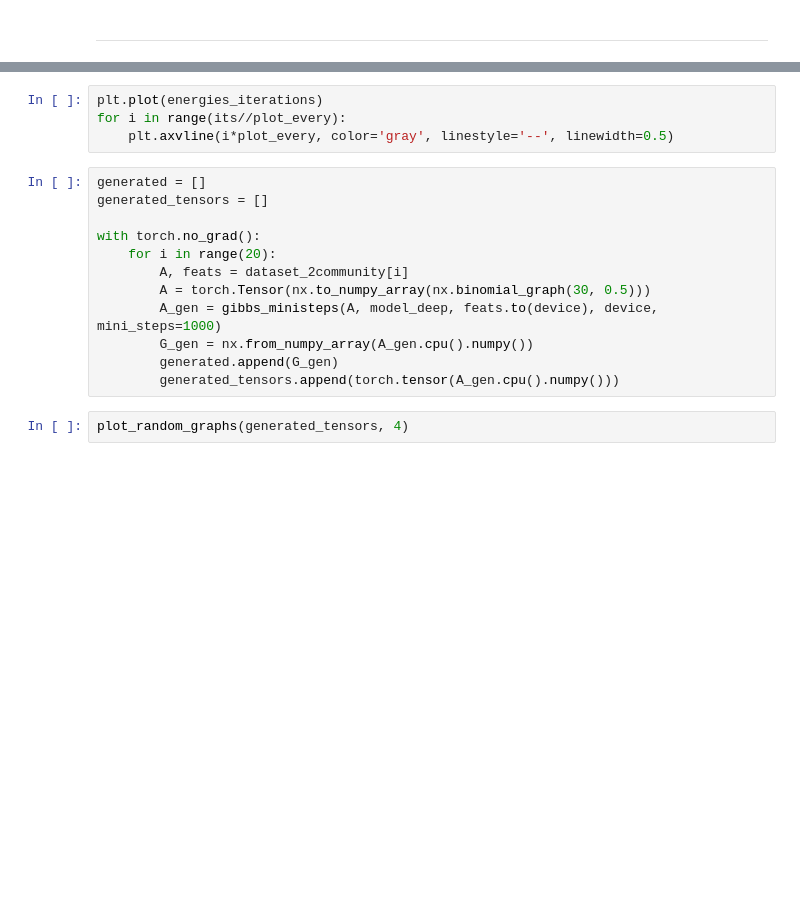
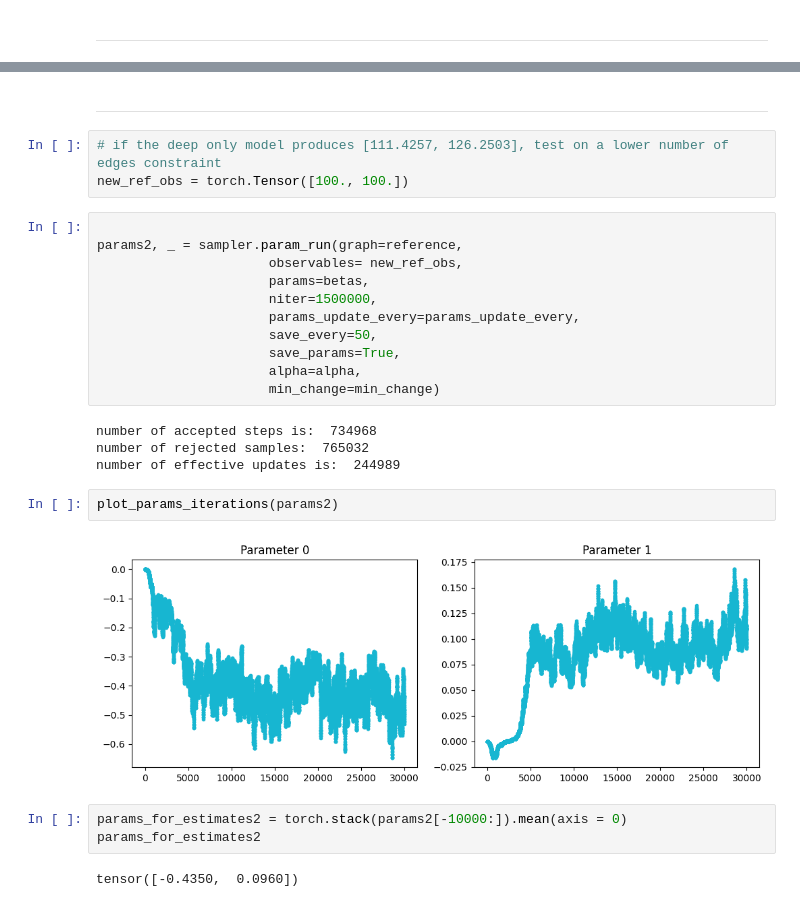
Before and after one commit to LorenzoTonet/deep_erg_experiments, a Jupyter notebook: composition 2community.ipynb, the cells around one changed output, grey strips where cells are left out. Drawn from its saved outputs; the diff is of its cells as text; blank space fills up the shorter version.

```diff
--- a/composition 2community.ipynb
+++ b/composition 2community.ipynb
@@ -334,18 +253,29 @@ KeyboardInterrupt:
-# %%
-plt.plot(energies_iterations)
-for i in range(its//plot_every):
-    plt.axvline(i*plot_every, color='gray', linestyle='--', linewidth=0.5)
-# %%
-generated = []
-generated_tensors = []
-
-with torch.no_grad():
-    for i in range(20):
-        A, feats = dataset_2community[i]
-        A = torch.Tensor(nx.to_numpy_array(nx.binomial_graph(30, 0.5)))
-        A_gen = gibbs_ministeps(A, model_deep, feats.to(device), device, mini_steps=1000)
-        G_gen = nx.from_numpy_array(A_gen.cpu().numpy())
-        generated.append(G_gen)
-        generated_tensors.append(torch.tensor(A_gen.cpu().numpy()))
-# %%
-plot_random_graphs(generated_tensors, 4)
+# %% [markdown]
+---
+# %%
+# if the deep only model produces [111.4257, 126.2503], test on a lower number of edges constraint
+new_ref_obs = torch.Tensor([100., 100.])
+# %%
+
+params2, _ = sampler.param_run(graph=reference,
+                      observables= new_ref_obs,
+                      params=betas,
+                      niter=1500000,
+                      params_update_every=params_update_every,
+                      save_every=50,
+                      save_params=True,
+                      alpha=alpha,
+                      min_change=min_change)
+# %% [output]
+number of accepted steps is:  734968
+number of rejected samples:  765032
+number of effective updates is:  244989
+# %%
+plot_params_iterations(params2)
+# %% [output]
+[figure, added]
+# %%
+params_for_estimates2 = torch.stack(params2[-10000:]).mean(axis = 0)
+params_for_estimates2
+# %% [output]
+tensor([-0.4350,  0.0960])
```
Also changed, not shown: parts of 27 cells of this notebook, 1 other file.
